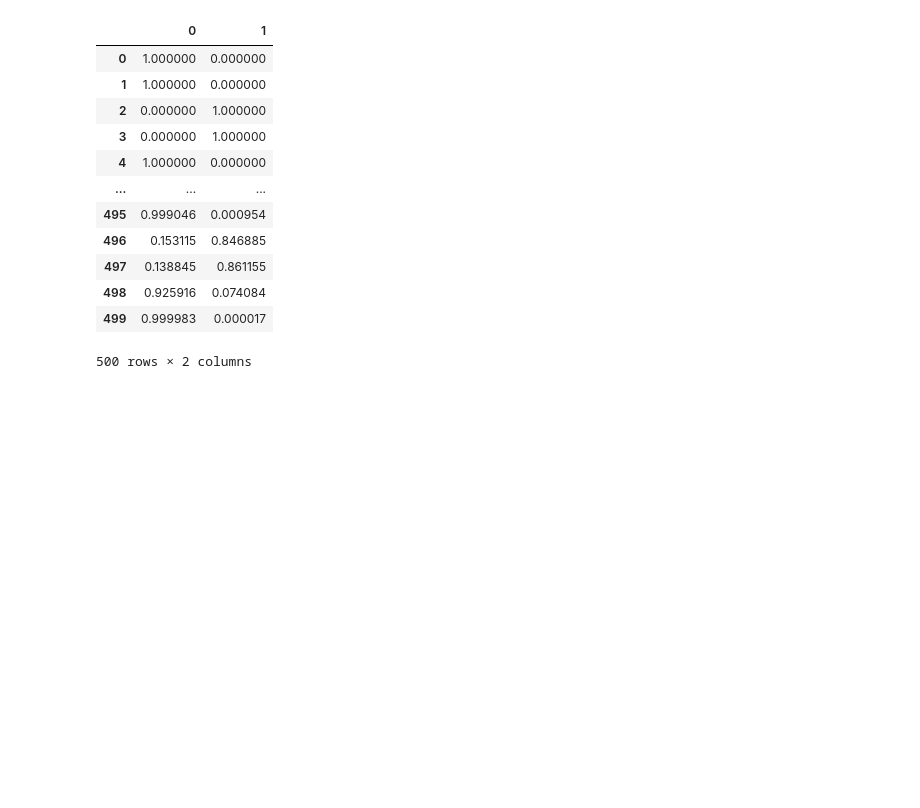
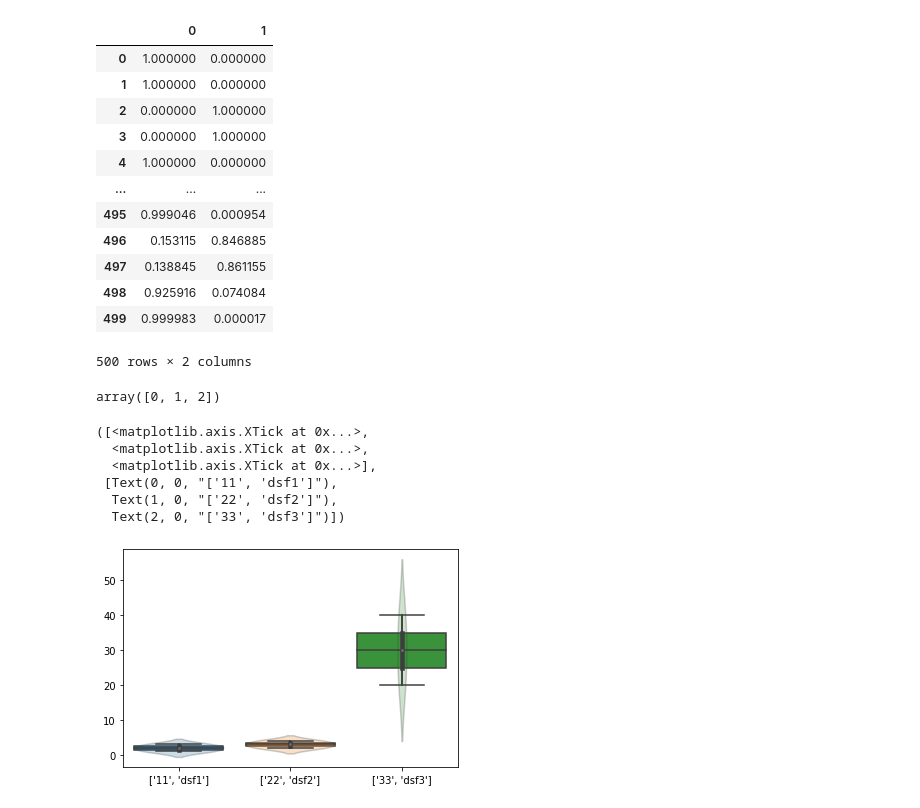
Before and after one commit to AdamKlejda/PED_YT, a Jupyter notebook: notebooks/Etap4/Untitled.ipynb, the cells around one changed output. Drawn from its saved outputs; the diff is of its cells as text; code cells hidden in the pictures; blank space fills up the shorter version.

```diff
--- a/notebooks/Etap4/Untitled.ipynb
+++ b/notebooks/Etap4/Untitled.ipynb
@@ -87,3 +87,34 @@ pd.DataFrame(model.label_distributions_)
 | 498 | 0.925916 | 0.074084 |
 | 499 | 0.999983 | 0.000017 |
 500 rows × 2 columns
+# %%
+import numpy as np
+np.arange(3)
+# %% [output]
+array([0, 1, 2])
+# %%
+import seaborn as sns
+import matplotlib.pyplot as plt
+res = [
+    [1,2,3],
+    [2,3,4],
+    [20,30,40]
+]
+params = [
+    ["11", "dsf1"],
+    ["22", "dsf2"],
+    ["33", "dsf3"]
+]
+ax1 = sns.boxplot(data=res)
+ax2 = sns.violinplot(data=res)
+
+plt.setp(ax2.collections, alpha=.25)
+plt.xticks(np.arange(len(params)), params)
+# %% [output]
+([<matplotlib.axis.XTick at 0x...>,
+  <matplotlib.axis.XTick at 0x...>,
+  <matplotlib.axis.XTick at 0x...>],
+ [Text(0, 0, "['11', 'dsf1']"),
+  Text(1, 0, "['22', 'dsf2']"),
+  Text(2, 0, "['33', 'dsf3']")])
+[figure, added]
```
Also changed, not shown: 5 other files.
